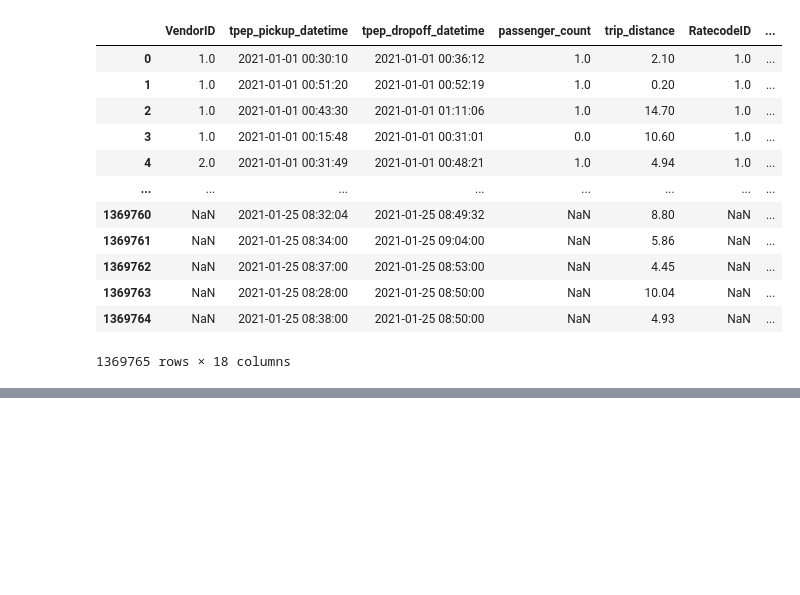
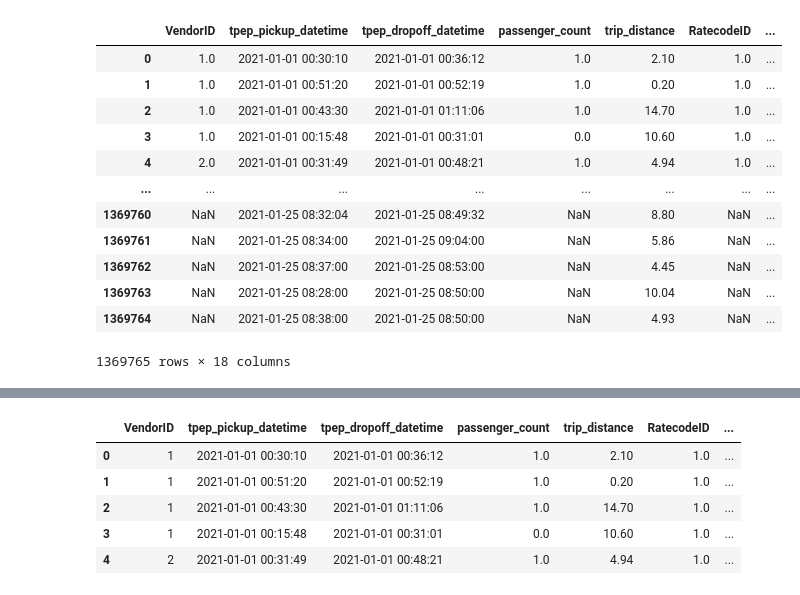
Before and after one commit to saifulrijal-ds/data-engineering-zoomcamp-self-paced, a Jupyter notebook: notebook.ipynb, the cells around one changed output, grey strips where cells are left out. Saved outputs shown, nothing was run; the diff lists cells and outputs as text; code cells hidden in the pictures; blank space fills up the shorter version.

```diff
--- a/notebook.ipynb
+++ b/notebook.ipynb
@@ -40,0 +157,9 @@ csv_df
+# %%
+df.head()
+# %% [output]
+|  | VendorID | tpep_pickup_datetime | tpep_dropoff_datetime | passenger_count | trip_distance | RatecodeID | ... |
+| 0 | 1 | 2021-01-01 00:30:10 | 2021-01-01 00:36:12 | 1.0 | 2.10 | 1.0 | ... |
+| 1 | 1 | 2021-01-01 00:51:20 | 2021-01-01 00:52:19 | 1.0 | 0.20 | 1.0 | ... |
+| 2 | 1 | 2021-01-01 00:43:30 | 2021-01-01 01:11:06 | 1.0 | 14.70 | 1.0 | ... |
+| 3 | 1 | 2021-01-01 00:15:48 | 2021-01-01 00:31:01 | 0.0 | 10.60 | 1.0 | ... |
+| 4 | 2 | 2021-01-01 00:31:49 | 2021-01-01 00:48:21 | 1.0 | 4.94 | 1.0 | ... |
```
Also changed, not shown: parts of 20 cells of this notebook, 1 other file.
